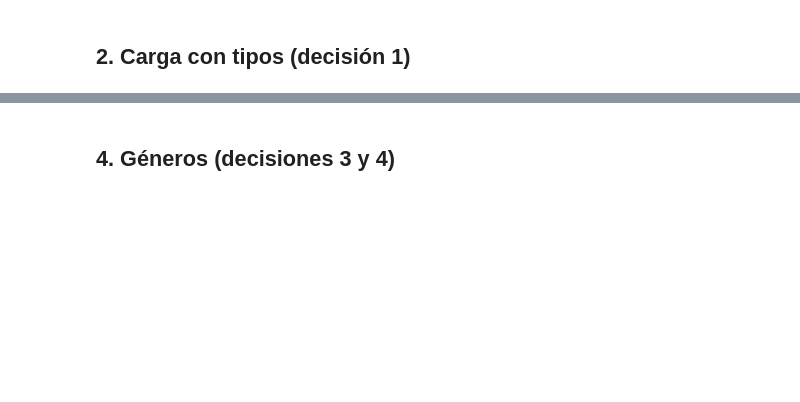
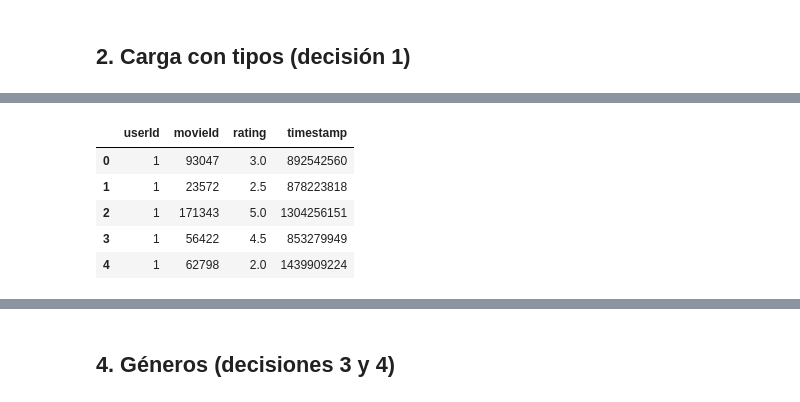
Before and after one commit to srandres-git/movielens-proyecto-integrador, a Jupyter notebook: notebooks/01_comprension_calidad.ipynb, the cells around one changed output, grey strips where cells are left out. Drawn from its saved outputs; the diff is of its cells as text; code cells hidden in the pictures; blank space fills up the shorter version.

```diff
--- a/notebooks/01_comprension_calidad.ipynb
+++ b/notebooks/01_comprension_calidad.ipynb
@@ -40,0 +65,9 @@ contratos.verificar_esquema(ratings_raw, "ratings_raw")
+# %%
+ratings_raw.head()
+# %% [output]
+|  | userId | movieId | rating | timestamp |
+| 0 | 1 | 93047 | 3.0 | 892542560 |
+| 1 | 1 | 23572 | 2.5 | 878223818 |
+| 2 | 1 | 171343 | 5.0 | 1304256151 |
+| 3 | 1 | 56422 | 4.5 | 853279949 |
+| 4 | 1 | 62798 | 2.0 | 1439909224 |
```
Also changed, not shown: parts of 25 cells of this notebook.
